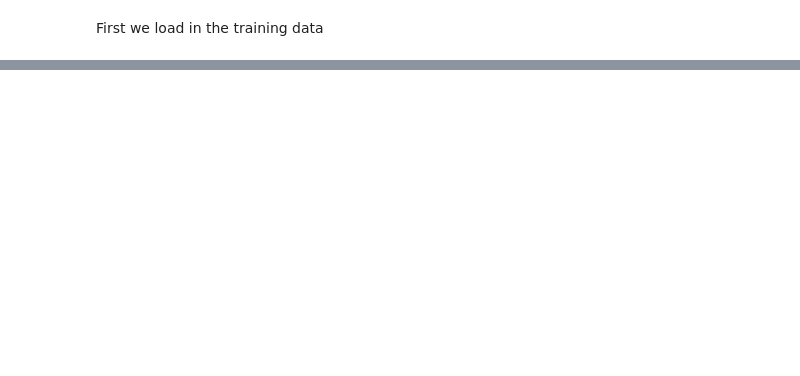
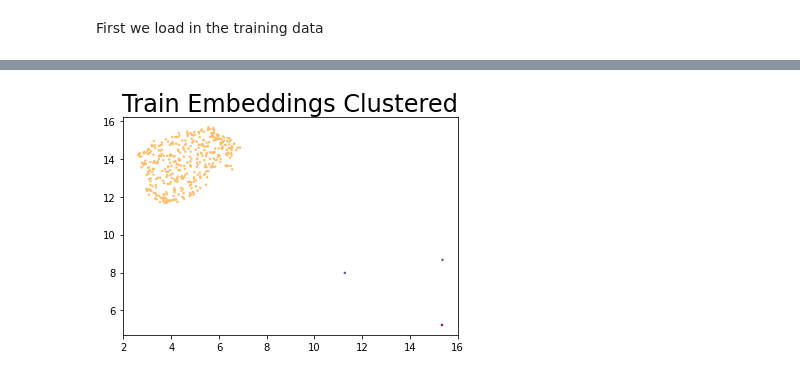
Before and after one commit to mtzig/LIDC_GDRO, a Jupyter notebook: notebooks/LIDC_Georges_End_to_End.ipynb, the cells around one changed output, grey strips where cells are left out. Saved outputs shown, nothing was run; the diff lists cells and outputs as text; code cells hidden in the pictures; blank space fills up the shorter version.

```diff
--- a/notebooks/LIDC_Georges_End_to_End.ipynb
+++ b/notebooks/LIDC_Georges_End_to_End.ipynb
@@ -54,0 +246,9 @@ tst_loader = InfiniteDataLoader(tst, len(tst))
+# %%
+features = df_features_train[df_features_train['malignancy']>1].drop(['noduleID', 'split', 'malignancy'], axis=1).values
+embeds = reducer.transform(features)
+labels = clusterer.predict(embeds)
+
+plt.scatter(embeds[:, 0], embeds[:, 1], s= 2, c=labels, cmap='Spectral')
+plt.title('Train Embeddings Clustered', fontsize=24);
+# %% [output]
+[figure, added]
```
Also changed, not shown: parts of 47 cells of this notebook, 5 other files.
